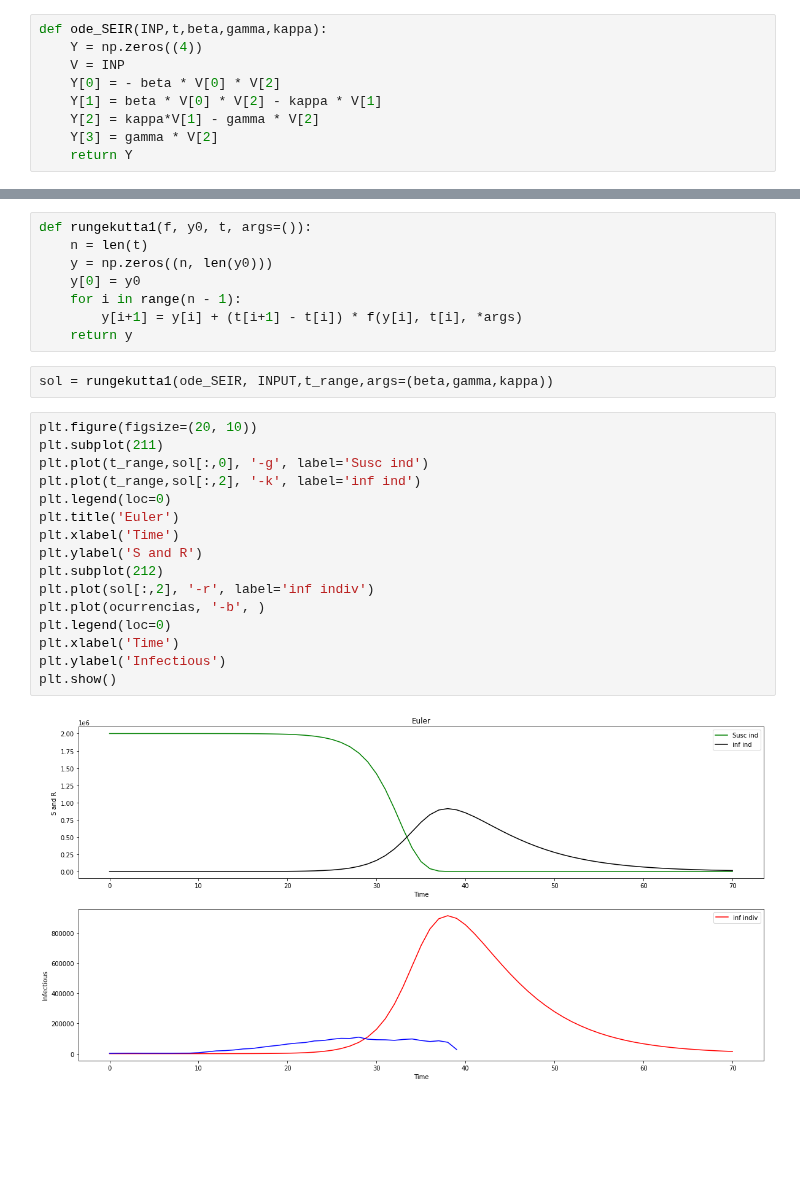
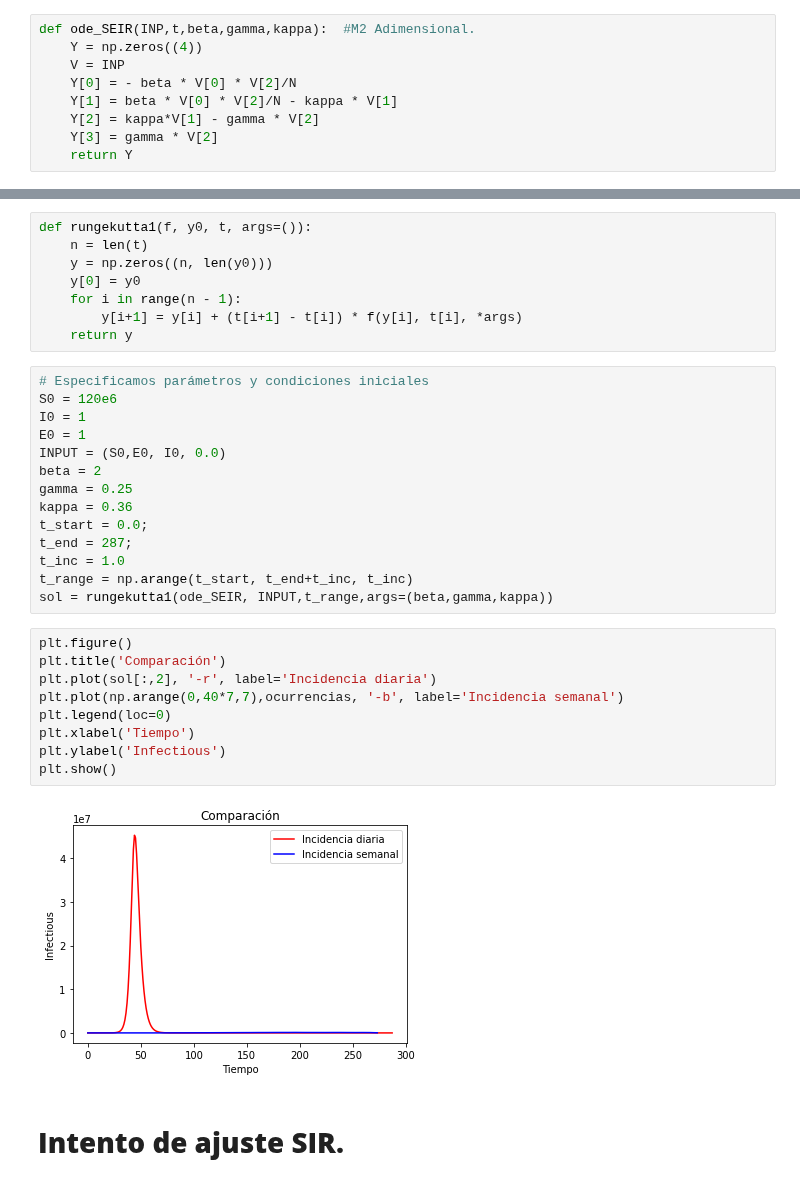
Before and after one commit to JairEsc/Mat_Apl_2, a Jupyter notebook: Epid_3_covid.ipynb, the cells around one changed output, grey strips where cells are left out. Drawn from its saved outputs; the diff is of its cells as text; blank space fills up the shorter version.

```diff
--- a/Epid_3_covid.ipynb
+++ b/Epid_3_covid.ipynb
@@ -66,9 +70,9 @@ plt.show()
 # %%
-def ode_SEIR(INP,t,beta,gamma,kappa):
+def ode_SEIR(INP,t,beta,gamma,kappa):  #M2 Adimensional.
     Y = np.zeros((4))
     V = INP
-    Y[0] = - beta * V[0] * V[2]
-    Y[1] = beta * V[0] * V[2] - kappa * V[1]
+    Y[0] = - beta * V[0] * V[2]/N
+    Y[1] = beta * V[0] * V[2]/N - kappa * V[1]
     Y[2] = kappa*V[1] - gamma * V[2]
     Y[3] = gamma * V[2]
     return Y
@@ -95,23 +84,30 @@ def rungekutta1(f, y0, t, args=()):
     for i in range(n - 1):
         y[i+1] = y[i] + (t[i+1] - t[i]) * f(y[i], t[i], *args)
     return y
-# %%
-sol = rungekutta1(ode_SEIR, INPUT,t_range,args=(beta,gamma,kappa))
+# %%
+# Especificamos parámetros y condiciones iniciales
+S0 = 120e6
+I0 = 1
+E0 = 1
+INPUT = (S0,E0, I0, 0.0)
+beta = 2
+gamma = 0.25
+kappa = 0.36
+t_start = 0.0;
+t_end = 287;
+t_inc = 1.0
+t_range = np.arange(t_start, t_end+t_inc, t_inc)
+sol = rungekutta1(ode_SEIR, INPUT,t_range,args=(beta,gamma,kappa))
 # %%
-plt.figure(figsize=(20, 10))
-plt.subplot(211)
-plt.plot(t_range,sol[:,0], '-g', label='Susc ind')
-plt.plot(t_range,sol[:,2], '-k', label='inf ind')
+plt.figure()
+plt.title('Comparación')
+plt.plot(sol[:,2], '-r', label='Incidencia diaria')
+plt.plot(np.arange(0,40*7,7),ocurrencias, '-b', label='Incidencia semanal')
 plt.legend(loc=0)
-plt.title('Euler')
-plt.xlabel('Time')
-plt.ylabel('S and R')
-plt.subplot(212)
-plt.plot(sol[:,2], '-r', label='inf indiv')
-plt.plot(ocurrencias, '-b', )
-plt.legend(loc=0)
-plt.xlabel('Time')
+plt.xlabel('Tiempo')
 plt.ylabel('Infectious')
 plt.show()
 # %% [output]
-[figure, old version]
+[figure, new version]
+# %% [markdown]
+# **Intento de ajuste SIR.**
```
Also changed, not shown: parts of 15 cells of this notebook.
